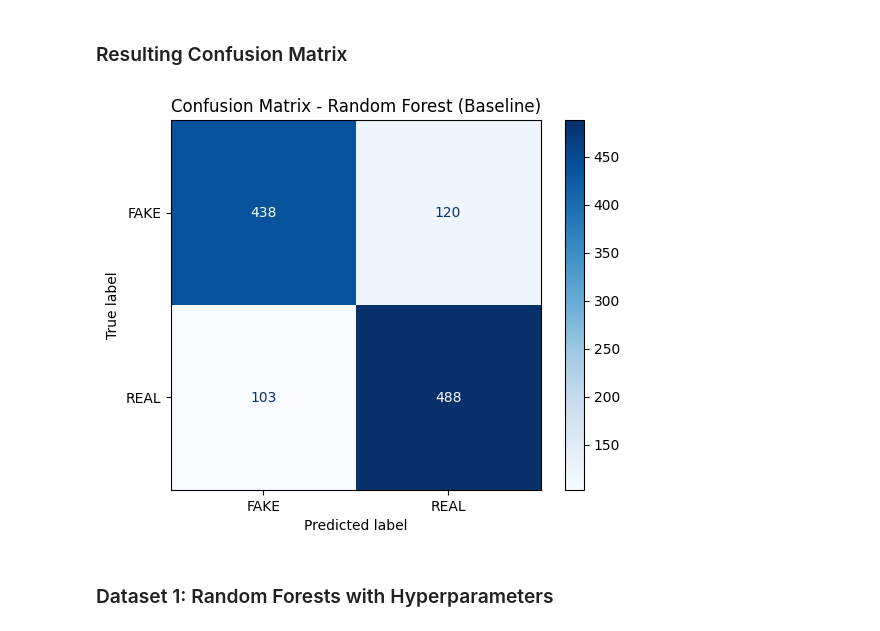
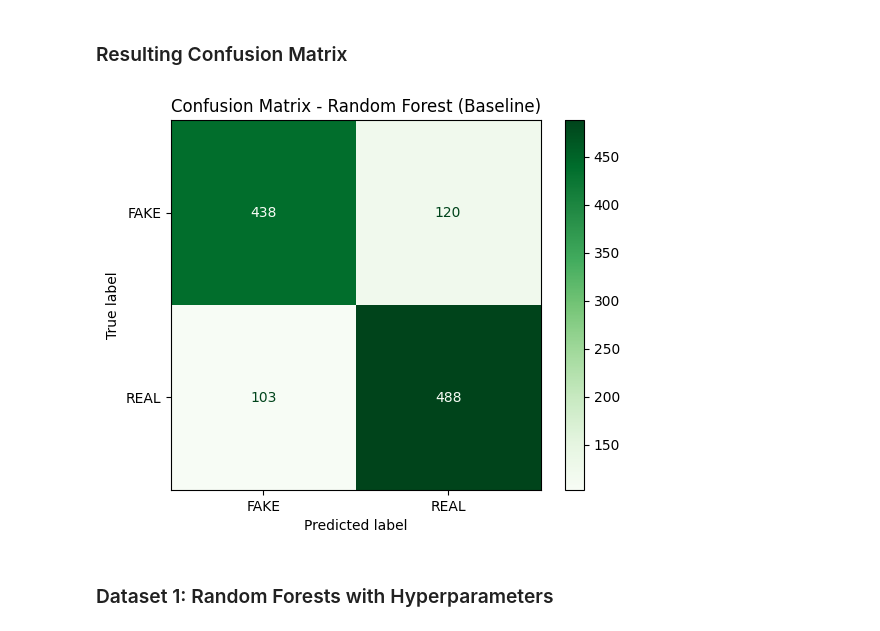
Before and after one commit to milchi03/ML_Project_3, a Jupyter notebook: classic-classifier.ipynb, the cells around one changed output. Drawn from its saved outputs; the diff is of its cells as text; code cells hidden in the pictures.

```diff
--- a/classic-classifier.ipynb
+++ b/classic-classifier.ipynb
@@ -794,17 +794,17 @@ weighted avg       0.81      0.81      0.81      1149
 # %%
 from sklearn.metrics import confusion_matrix, ConfusionMatrixDisplay
 import matplotlib.pyplot as plt
 
 # generating confusion matrix
 conf_matrix = confusion_matrix(dataset1_y_test, y_predicted)
 
 # displaying confusion matrix
 disp = ConfusionMatrixDisplay(conf_matrix, display_labels=['FAKE', 'REAL'])
-disp.plot(cmap='Blues', values_format='d')
+disp.plot(cmap='Greens', values_format='d')
 plt.title("Confusion Matrix - Random Forest (Baseline)")
 plt.show()
 # %% [output]
-[figure, old version]
+[figure, new version]
 # %% [markdown]
 ### Dataset 1: Random Forests with Hyperparameters
 # %%
```
Also changed, not shown: parts of 7 cells of this notebook.
